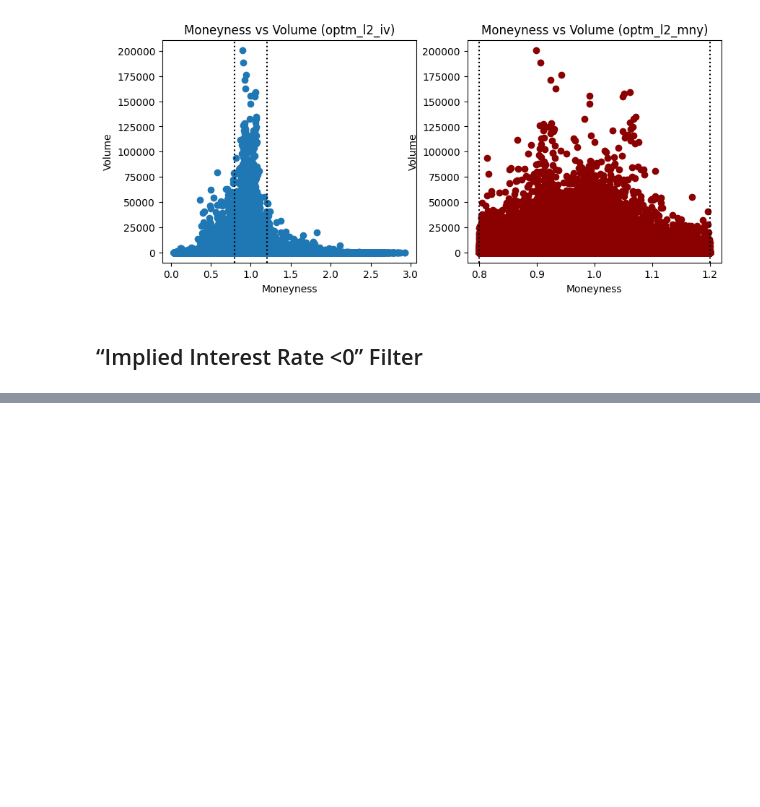
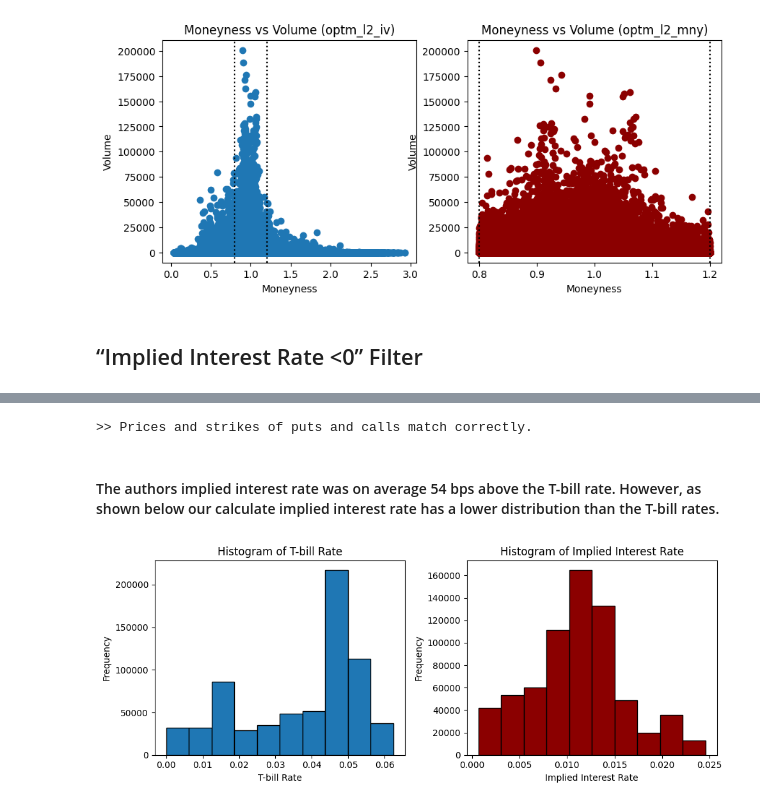
Before and after one commit to harrypandas/finm-32900_final_project, a Jupyter notebook: notebooks/03_Level02_Filters.ipynb, the cells around one changed output, grey strips where cells are left out. Cells and saved outputs as stored; diff of their text form; code cells hidden in the pictures; blank space fills up the shorter version.

Commit message:
completed L2 filters and analysis notebook

```diff
--- a/notebooks/03_Level02_Filters.ipynb
+++ b/notebooks/03_Level02_Filters.ipynb
@@ -58,12 +58,5 @@ WRDS_USERNAME = config.WRDS_USERNAME
 START_DATE_01 =config.START_DATE_01
 END_DATE_01 = config.END_DATE_01
 # %%
-raw = pd.read_parquet(DATA_DIR / "pulled" / "data_1996-01_2012-01.parquet")
+# load data with level 1 filters applied
+optm_l1_df = pd.read_parquet(DATA_DIR / "intermediate" / "data_1996-01_2012-01_L1filter.parquet")
-# %%
-# load data with level 1 filters applied
-optm_l1_df = pd.read_parquet(DATA_DIR / "pulled" / "data_199601_201201_L1filter.parquet")
-
-# calculate time to maturity in years for level 1 data
-optm_l1_df['time_to_maturity_yrs'] = f2.calc_time_to_maturity_yrs(optm_l1_df)
-
-optm_l1_df.shape
@@ -265,5 +259,3 @@ plt.show()
 [figure]
 # %% [markdown]
 ## “Implied Interest Rate <0” Filter
-# %%
-optm_l2_mny['best_mid'] = (optm_l2_mny['best_bid'] + optm_l2_mny['best_offer']) / 2
@@ -350,0 +268,28 @@ optm_l2_int._merge.value_counts()['both']/optm_l2_int.shape[0]
+# %%
+optm_l2_int = f2.filter_implied_interest_rate(optm_l2_mny)
+# %% [output]
+>> Prices and strikes of puts and calls match correctly.
+# %% [markdown]
+#### The authors implied interest rate was on average 54 bps above the T-bill rate. However, as shown below our calculate implied interest rate has a lower distribution than the T-bill rates.
+# %%
+fig, axes = plt.subplots(1, 2, figsize=(10, 4))
+
+# Plotting histogram for impl_int_rate
+axes[1].hist(optm_l2_int['impl_int_rate'], bins=10, edgecolor='black',color='darkred')
+axes[1].set_xlabel('Implied Interest Rate')
+axes[1].set_ylabel('Frequency')
+axes[1].set_title('Histogram of Implied Interest Rate')
+
+# Plotting histogram for tb_m3
+axes[0].hist(optm_l2_int['tb_m3'], bins=10, edgecolor='black')
+axes[0].set_xlabel('T-bill Rate')
+axes[0].set_ylabel('Frequency')
+axes[0].set_title('Histogram of T-bill Rate')
+
+# Adjusting the spacing between subplots
+plt.tight_layout()
+
+# Show the plot
+plt.show()
+# %% [output]
+[figure, added]
```
Also changed, not shown: parts of 18 cells of this notebook, 1 other file.
